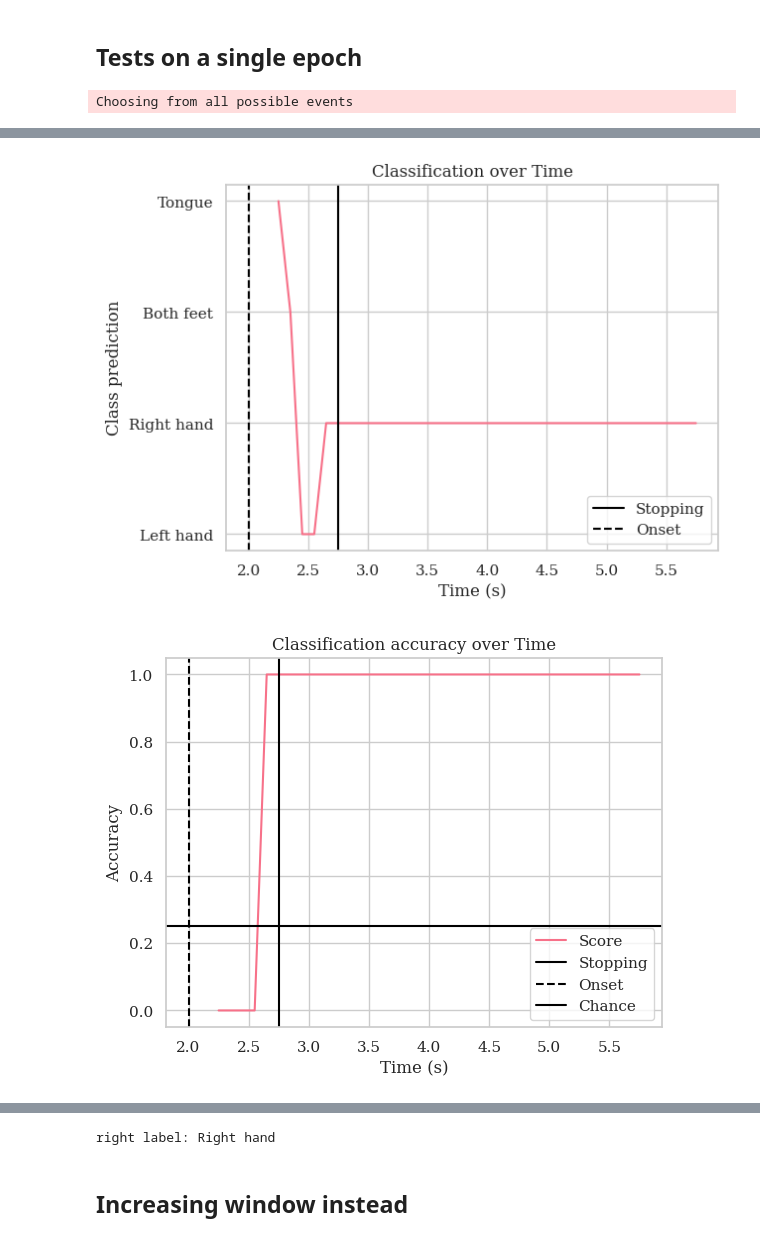
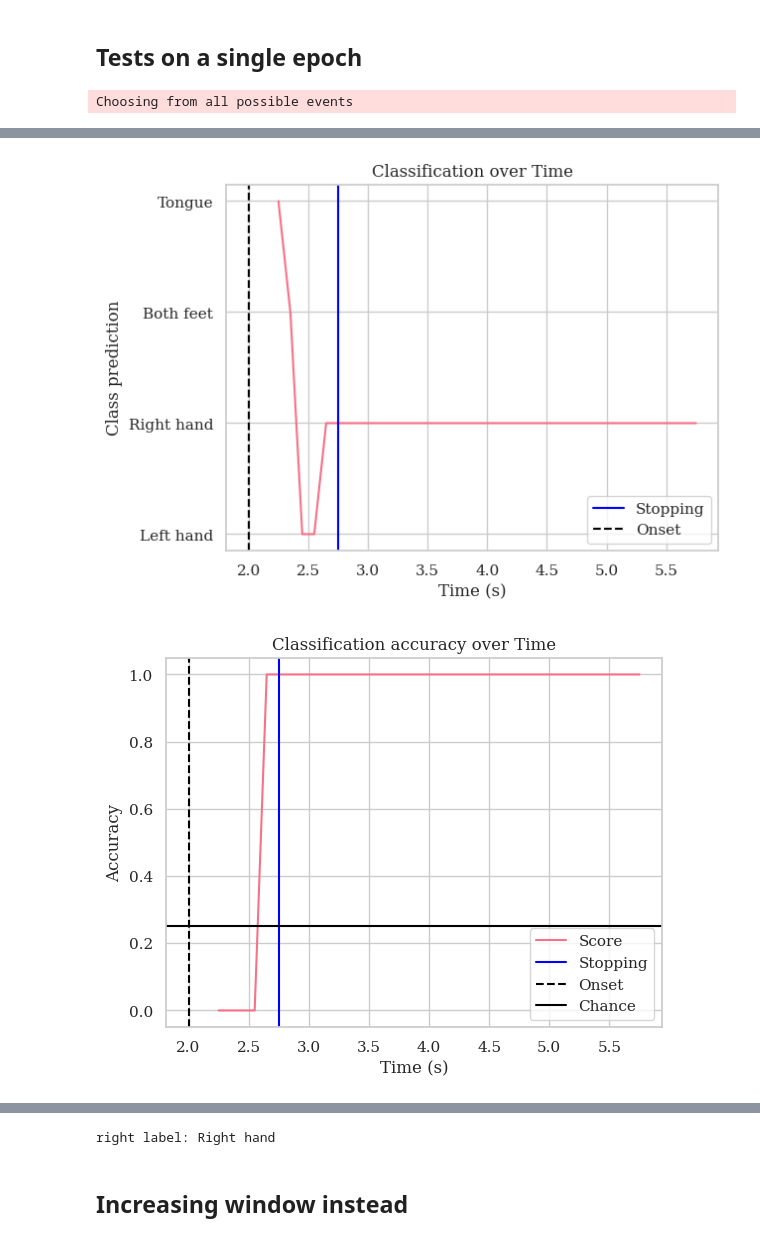
Before and after one commit to MaxXassan/Confidence-based-Early-Classification-for-Motor-Imagery-BCI, a Jupyter notebook: notebooks/eeg_decoding_confindece.ipynb, the cells around one changed output, grey strips where cells are left out. Saved outputs shown, nothing was run; the diff lists cells and outputs as text; code cells hidden in the pictures.

Commit message:
Stopping images created

```diff
--- a/notebooks/eeg_decoding_confindece.ipynb
+++ b/notebooks/eeg_decoding_confindece.ipynb
@@ -354,7 +354,7 @@ for train_idx, test_idx in cv_split:
     plt.plot(w_times, costs, label='Cost')
     plt.xlabel("Time (s)")
     plt.ylabel("Cost")
-    plt.axvline(w_times[predict_time], linestyle="-", color="k", label="Stopping")
+    plt.axvline(w_times[predict_time], linestyle="-", color="b", label="Stopping")
     plt.axvline(2, linestyle="--", color="k", label="Onset")
     plt.axhline(0.5, linestyle="-", color="k", label="Threshold")
     plt.title("Cost over Time")
@@ -365,7 +365,7 @@ for train_idx, test_idx in cv_split:
     plt.plot(w_times, probs_this_window, label=[class_names[label] for label in [1, 2, 3, 4]])
     plt.xlabel("Time (s)")
     plt.ylabel("Probabilities")
-    plt.axvline(w_times[predict_time], linestyle="-", color="k", label="Stopping")
+    plt.axvline(w_times[predict_time], linestyle="-", color="b", label="Stopping")
     plt.axvline(2, linestyle="--", color="k", label="Onset")
     plt.axhline(0.5, linestyle="-", color="k", label="Threshold")
     plt.title("Classification probabilities over Time")
@@ -377,7 +377,7 @@ for train_idx, test_idx in cv_split:
     plt.plot(w_times, preds_this_window_plottable)
     plt.xlabel("Time (s)")
     plt.ylabel("Class prediction")
-    plt.axvline(w_times[predict_time], linestyle="-", color="k", label="Stopping")
+    plt.axvline(w_times[predict_time], linestyle="-", color="b", label="Stopping")
     plt.axvline(2, linestyle="--", color="k", label="Onset")
     plt.title("Classification over Time")
     plt.yticks([1, 2, 3, 4], [class_names[label] for label in [1, 2, 3, 4]])
@@ -389,7 +389,7 @@ for train_idx, test_idx in cv_split:
     plt.plot(w_times, score_this_window, label="Score")
     plt.xlabel("Time (s)")
     plt.ylabel("Accuracy")
-    plt.axvline(w_times[predict_time], linestyle="-", color="k", label="Stopping")
+    plt.axvline(w_times[predict_time], linestyle="-", color="b", label="Stopping")
     plt.axvline(2, linestyle="--", color="k", label="Onset")
     plt.axhline(class_balance, linestyle="-", color="k", label="Chance")
     plt.title("Classification accuracy over Time")
@@ -400,7 +400,7 @@ for train_idx, test_idx in cv_split:
     plt.xlabel("Time (s)")
     plt.ylabel("Confidence")
     plt.ylim(0,1)
-    plt.axvline(w_times[predict_time], linestyle="-", color="k", label="Stopping")
+    plt.axvline(w_times[predict_time], linestyle="-", color="b", label="Stopping")
     plt.axvline(2, linestyle="--", color="k", label="Onset")
     #plt.axhline(threshold, linestyle="-", color="k", label="Threshold")
     plt.title("Model confindence over Time")
@@ -464,2 +464,2 @@ number n's  36
-[figure, old version]
+[figure, new version]
-[figure, old version]
+[figure, new version]
```
Also changed, not shown: parts of 1 cell of this notebook, 15 other files.
